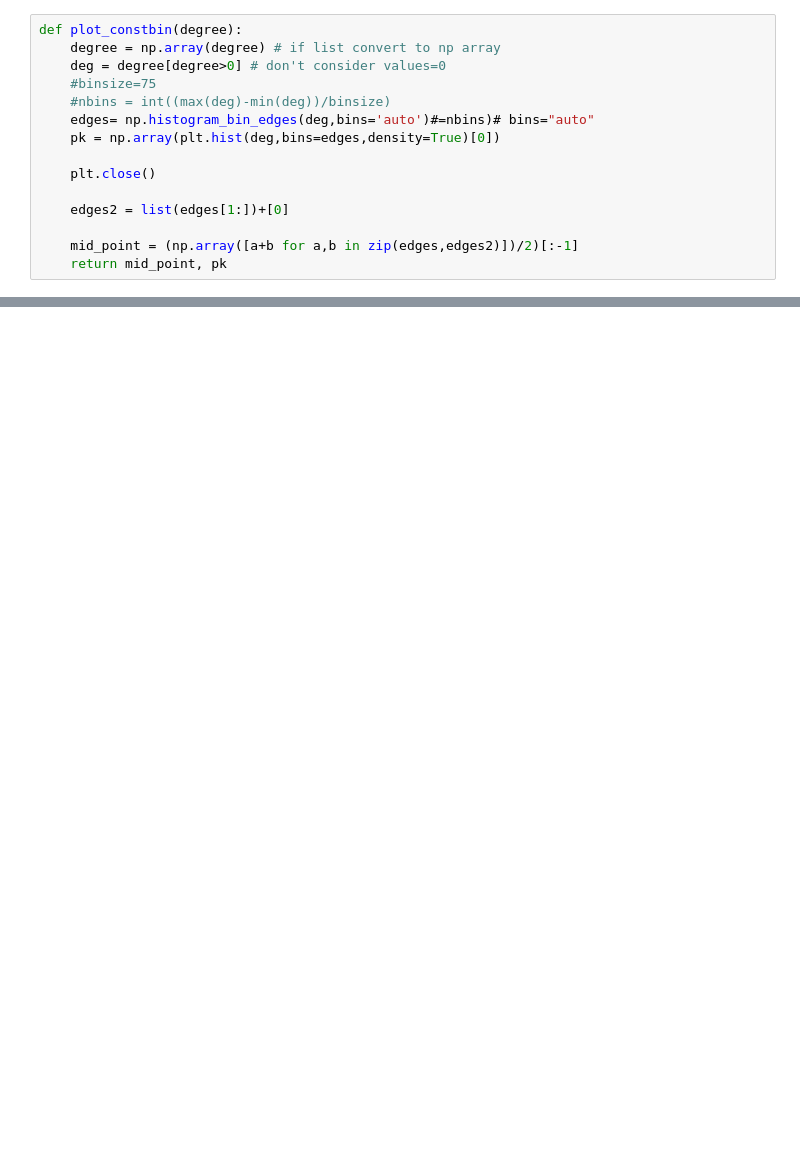
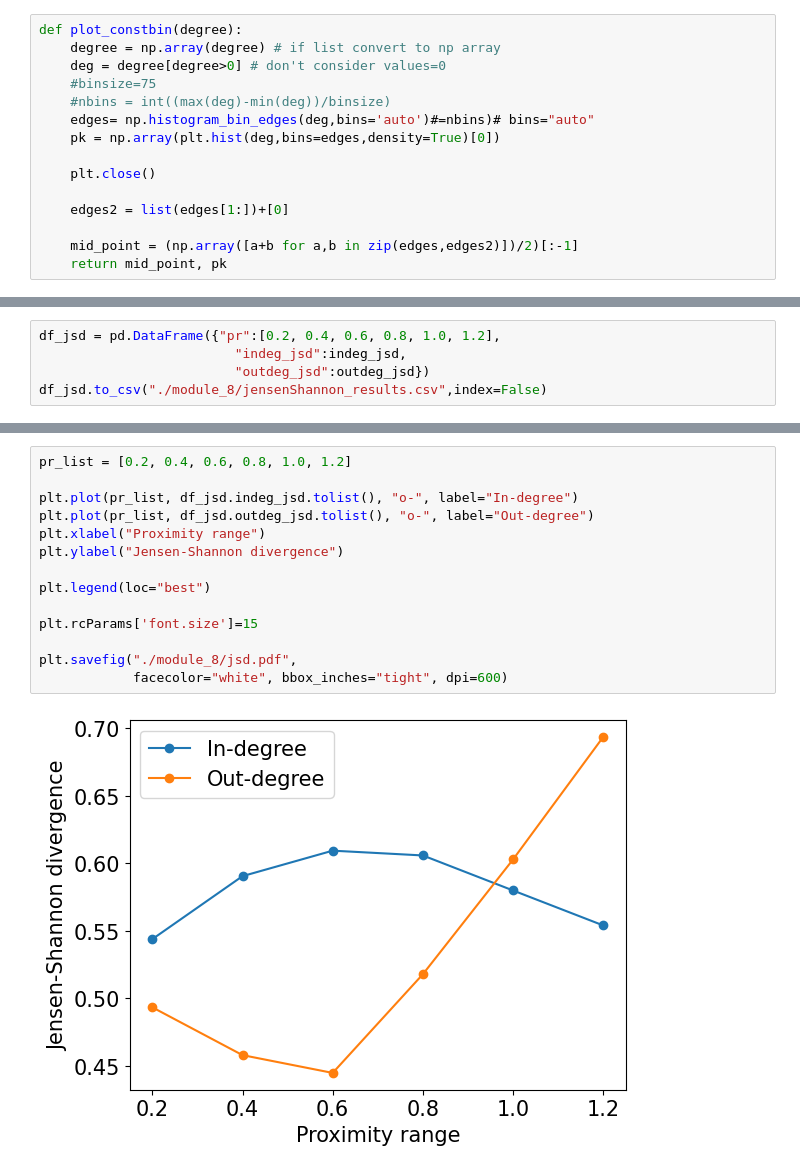
Before and after one commit to dalMaschio-lab/Connectome_analysis, a Jupyter notebook: drosophilia code and data/comm_degree_distribution.ipynb, the cells around one changed output, grey strips where cells are left out. Drawn from its saved outputs; the diff is of its cells as text; blank space fills up the shorter version.

```diff
--- a/drosophilia code and data/comm_degree_distribution.ipynb
+++ b/drosophilia code and data/comm_degree_distribution.ipynb
@@ -158,0 +304,5 @@ for mod_num in range(8):
+# %%
+df_jsd = pd.DataFrame({"pr":[0.2, 0.4, 0.6, 0.8, 1.0, 1.2],
+                         "indeg_jsd":indeg_jsd,
+                         "outdeg_jsd":outdeg_jsd})
+df_jsd.to_csv("./module_8/jensenShannon_results.csv",index=False)
@@ -158,0 +337,16 @@ for mod_num in range(8):
+# %%
+pr_list = [0.2, 0.4, 0.6, 0.8, 1.0, 1.2]
+
+plt.plot(pr_list, df_jsd.indeg_jsd.tolist(), "o-", label="In-degree")
+plt.plot(pr_list, df_jsd.outdeg_jsd.tolist(), "o-", label="Out-degree")
+plt.xlabel("Proximity range")
+plt.ylabel("Jensen-Shannon divergence")
+
+plt.legend(loc="best")
+
+plt.rcParams['font.size']=15
+
+plt.savefig("./module_8/jsd.pdf",
+            facecolor="white", bbox_inches="tight", dpi=600)
+# %% [output]
+[figure, added]
```
Also changed, not shown: parts of 22 cells of this notebook.
